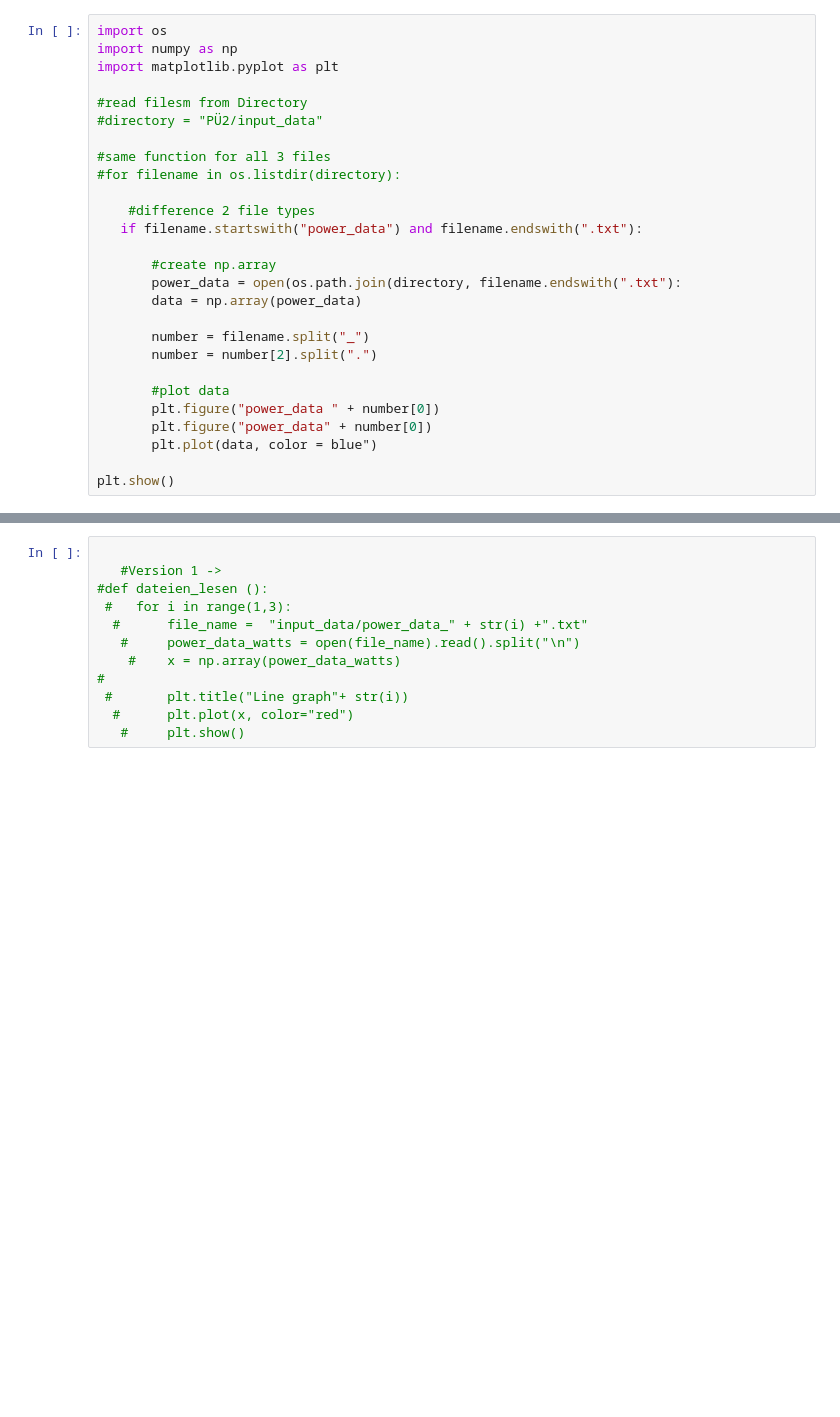
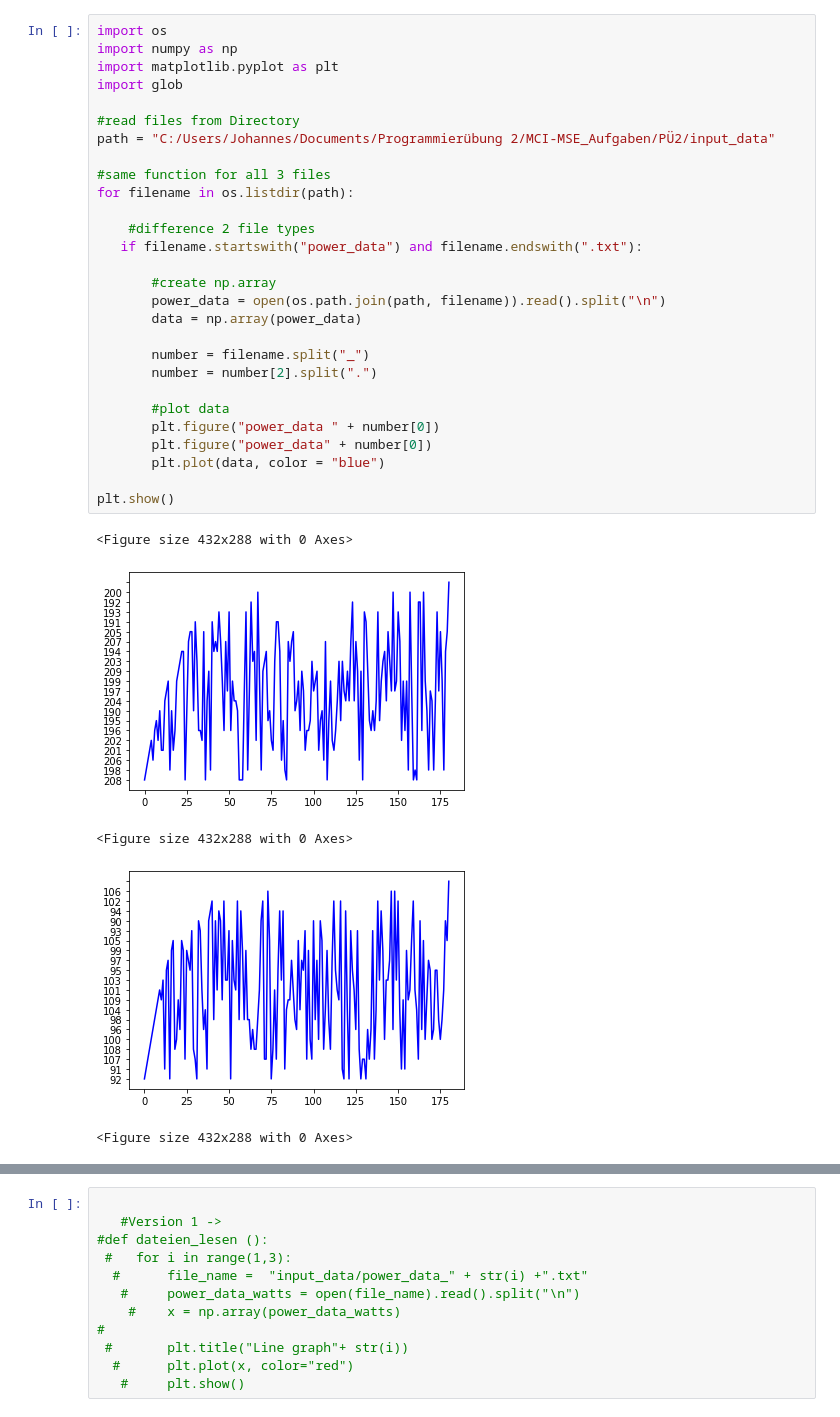
Before and after one commit to lillinml/MCI-MSE_Aufgaben, a Jupyter notebook: PÜ2/PUE2.2.ipynb, the cells around one changed output, grey strips where cells are left out. Saved outputs shown, nothing was run; the diff lists cells and outputs as text; blank space fills up the shorter version.

Commit message:
Plotten aller 3 power_data

```diff
--- a/PÜ2/PUE2.2.ipynb
+++ b/PÜ2/PUE2.2.ipynb
@@ -1,27 +1,34 @@
 # %%
 import os
 import numpy as np
 import matplotlib.pyplot as plt
+import glob
 
-#read filesm from Directory
-#directory = "PÜ2/input_data"
+#read files from Directory
+path = "C:/Users/Johannes/Documents/Programmierübung 2/MCI-MSE_Aufgaben/PÜ2/input_data"
 
 #same function for all 3 files
-#for filename in os.listdir(directory):
+for filename in os.listdir(path):
 
     #difference 2 file types
    if filename.startswith("power_data") and filename.endswith(".txt"):
 
        #create np.array
-       power_data = open(os.path.join(directory, filename.endswith(".txt"):
+       power_data = open(os.path.join(path, filename)).read().split("\n")
        data = np.array(power_data)
 
        number = filename.split("_")
        number = number[2].split(".")
 
        #plot data
        plt.figure("power_data " + number[0])
        plt.figure("power_data" + number[0])
-       plt.plot(data, color = blue")
+       plt.plot(data, color = "blue")
 
 plt.show()
+# %% [output]
+<Figure size 432x288 with 0 Axes>
+[figure, added]
+<Figure size 432x288 with 0 Axes>
+[figure, added]
+<Figure size 432x288 with 0 Axes>
```
Also changed, not shown: parts of 1 cell of this notebook.
